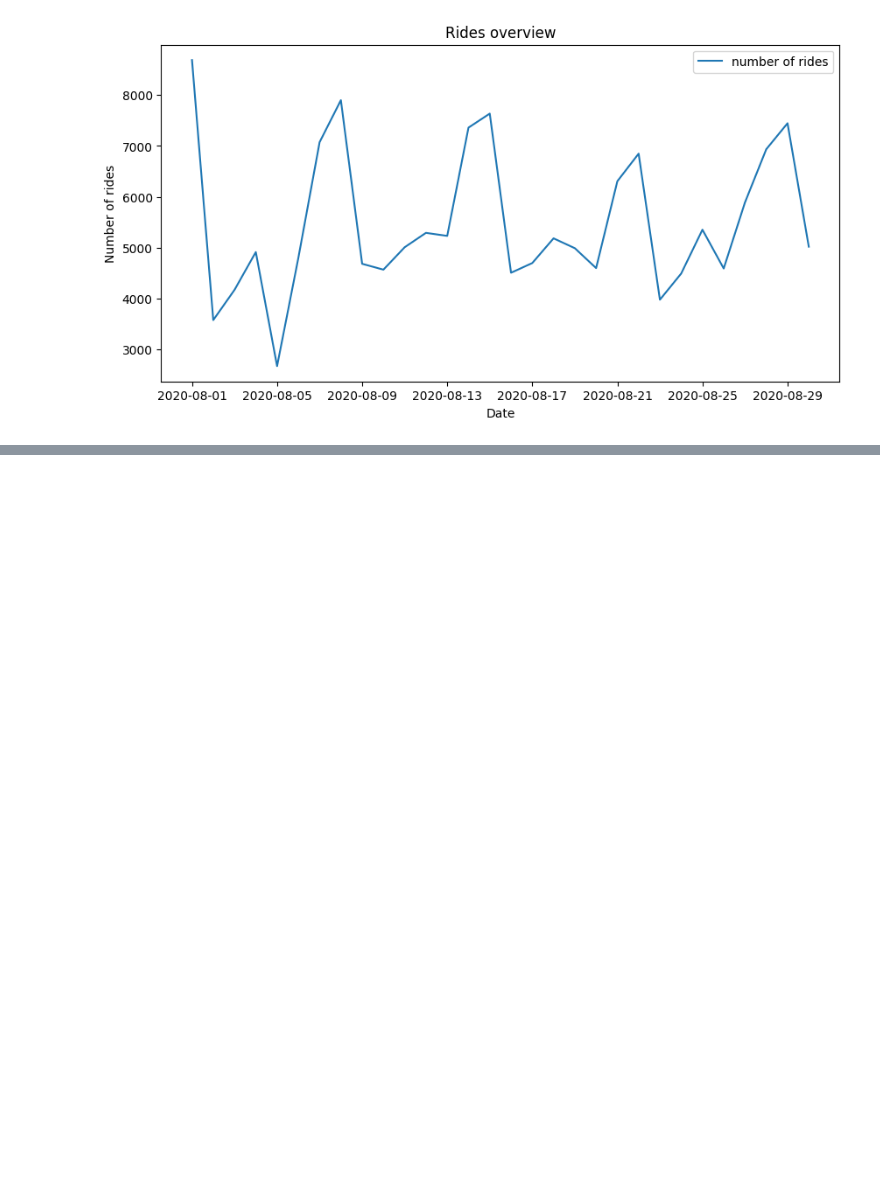
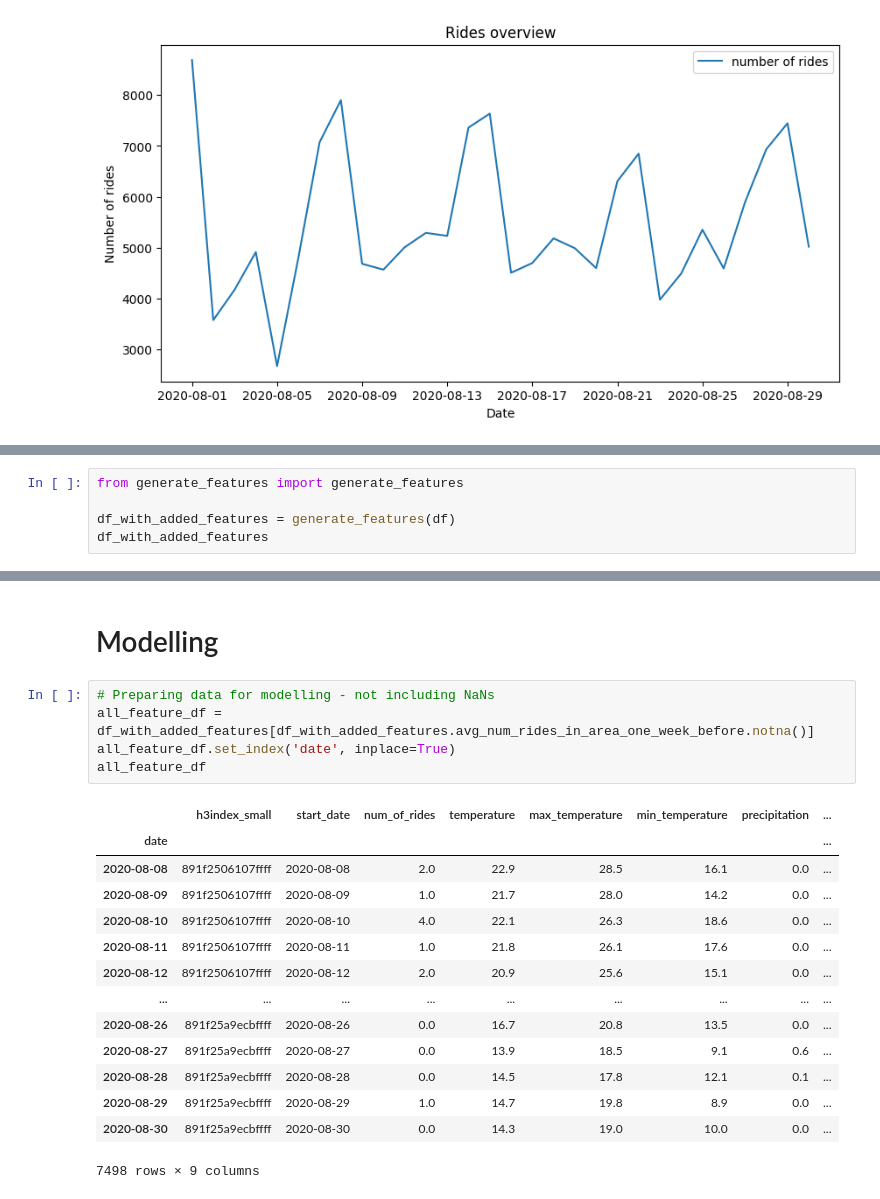
Before and after one commit to logro003/demand-fc, a Jupyter notebook: demand_forecasting/testing_code.ipynb, the cells around one changed output, grey strips where cells are left out. Cells and saved outputs as stored; diff of their text form; blank space fills up the shorter version.

```diff
--- a/demand_forecasting/testing_code.ipynb
+++ b/demand_forecasting/testing_code.ipynb
@@ -233,0 +111,5 @@ hej.sort_values(by=['h3index_small', 'start_date']).reset_index().drop(columns='
+# %%
+from generate_features import generate_features
+
+df_with_added_features = generate_features(df)
+df_with_added_features
@@ -233,0 +130,22 @@ hej.sort_values(by=['h3index_small', 'start_date']).reset_index().drop(columns='
+# %% [markdown]
+# Modelling
+# %%
+# Preparing data for modelling - not including NaNs
+all_feature_df = df_with_added_features[df_with_added_features.avg_num_rides_in_area_one_week_before.notna()]
+all_feature_df.set_index('date', inplace=True)
+all_feature_df
+# %% [output]
+|  | h3index_small | start_date | num_of_rides | temperature | max_temperature | min_temperature | precipitation | ... |
+| date |  |  |  |  |  |  |  | ... |
+| 2020-08-08 | 891f2506107ffff | 2020-08-08 | 2.0 | 22.9 | 28.5 | 16.1 | 0.0 | ... |
+| 2020-08-09 | 891f2506107ffff | 2020-08-09 | 1.0 | 21.7 | 28.0 | 14.2 | 0.0 | ... |
+| 2020-08-10 | 891f2506107ffff | 2020-08-10 | 4.0 | 22.1 | 26.3 | 18.6 | 0.0 | ... |
+| 2020-08-11 | 891f2506107ffff | 2020-08-11 | 1.0 | 21.8 | 26.1 | 17.6 | 0.0 | ... |
+| 2020-08-12 | 891f2506107ffff | 2020-08-12 | 2.0 | 20.9 | 25.6 | 15.1 | 0.0 | ... |
+| ... | ... | ... | ... | ... | ... | ... | ... | ... |
+| 2020-08-26 | 891f25a9ecbffff | 2020-08-26 | 0.0 | 16.7 | 20.8 | 13.5 | 0.0 | ... |
+| 2020-08-27 | 891f25a9ecbffff | 2020-08-27 | 0.0 | 13.9 | 18.5 | 9.1 | 0.6 | ... |
+| 2020-08-28 | 891f25a9ecbffff | 2020-08-28 | 0.0 | 14.5 | 17.8 | 12.1 | 0.1 | ... |
+| 2020-08-29 | 891f25a9ecbffff | 2020-08-29 | 1.0 | 14.7 | 19.8 | 8.9 | 0.0 | ... |
+| 2020-08-30 | 891f25a9ecbffff | 2020-08-30 | 0.0 | 14.3 | 19.0 | 10.0 | 0.0 | ... |
+7498 rows × 9 columns
```
Also changed, not shown: parts of 29 cells of this notebook, 5 other files.
